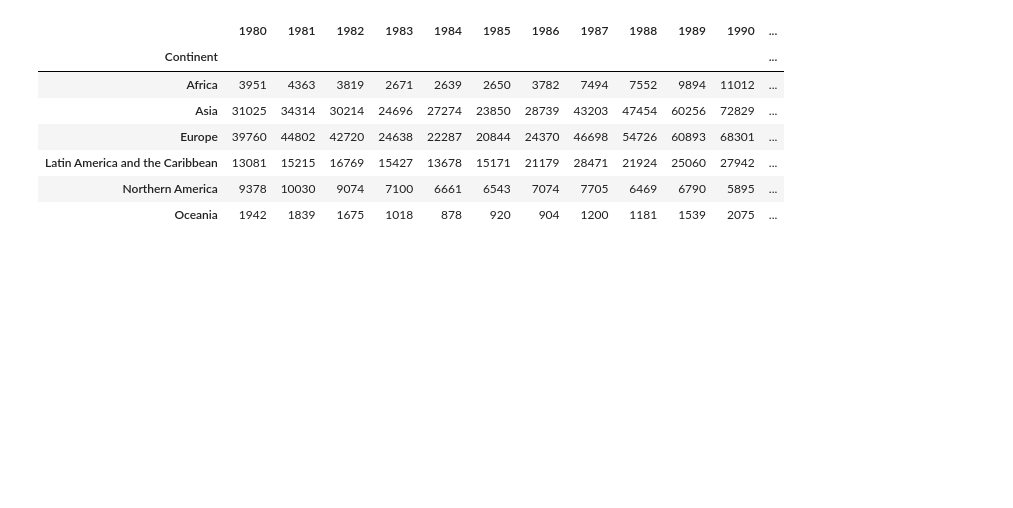
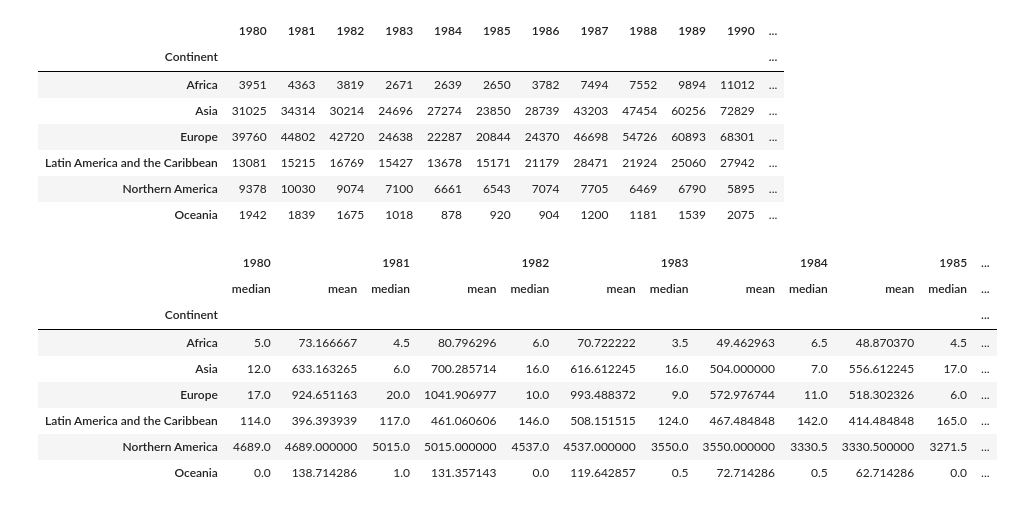
Before and after one commit to nikita1308290/python, a Jupyter notebook: datascience/data_analytics.ipynb, the cells around one changed output. Cells and saved outputs as stored; diff of their text form; code cells hidden in the pictures; blank space fills up the shorter version.

```diff
--- a/datascience/data_analytics.ipynb
+++ b/datascience/data_analytics.ipynb
@@ -162,0 +174,12 @@ df['countries','']
+# %%
+df.groupby(by='Continent')[list(years)].agg(['median','mean'])
+# %% [output]
+|  | 1980 |  | 1981 |  | 1982 |  | 1983 |  | 1984 |  | 1985 | ... |
+|  | median | mean | median | mean | median | mean | median | mean | median | mean | median | ... |
+| Continent |  |  |  |  |  |  |  |  |  |  |  | ... |
+| Africa | 5.0 | 73.166667 | 4.5 | 80.796296 | 6.0 | 70.722222 | 3.5 | 49.462963 | 6.5 | 48.870370 | 4.5 | ... |
+| Asia | 12.0 | 633.163265 | 6.0 | 700.285714 | 16.0 | 616.612245 | 16.0 | 504.000000 | 7.0 | 556.612245 | 17.0 | ... |
+| Europe | 17.0 | 924.651163 | 20.0 | 1041.906977 | 10.0 | 993.488372 | 9.0 | 572.976744 | 11.0 | 518.302326 | 6.0 | ... |
+| Latin America and the Caribbean | 114.0 | 396.393939 | 117.0 | 461.060606 | 146.0 | 508.151515 | 124.0 | 467.484848 | 142.0 | 414.484848 | 165.0 | ... |
+| Northern America | 4689.0 | 4689.000000 | 5015.0 | 5015.000000 | 4537.0 | 4537.000000 | 3550.0 | 3550.000000 | 3330.5 | 3330.500000 | 3271.5 | ... |
+| Oceania | 0.0 | 138.714286 | 1.0 | 131.357143 | 0.0 | 119.642857 | 0.5 | 72.714286 | 0.5 | 62.714286 | 0.0 | ... |
```
Also changed, not shown: parts of 9 cells of this notebook, 2 other files.
